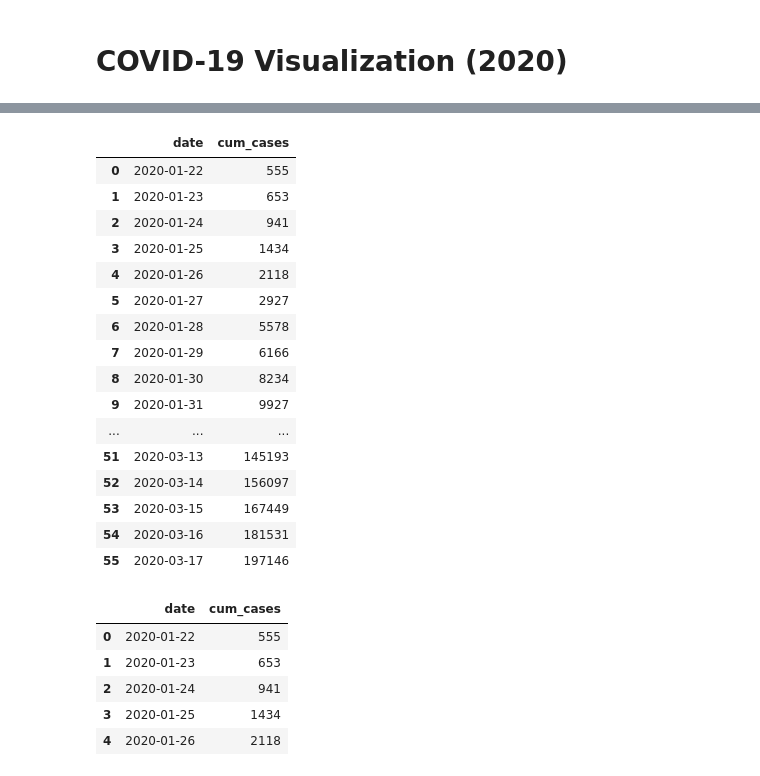
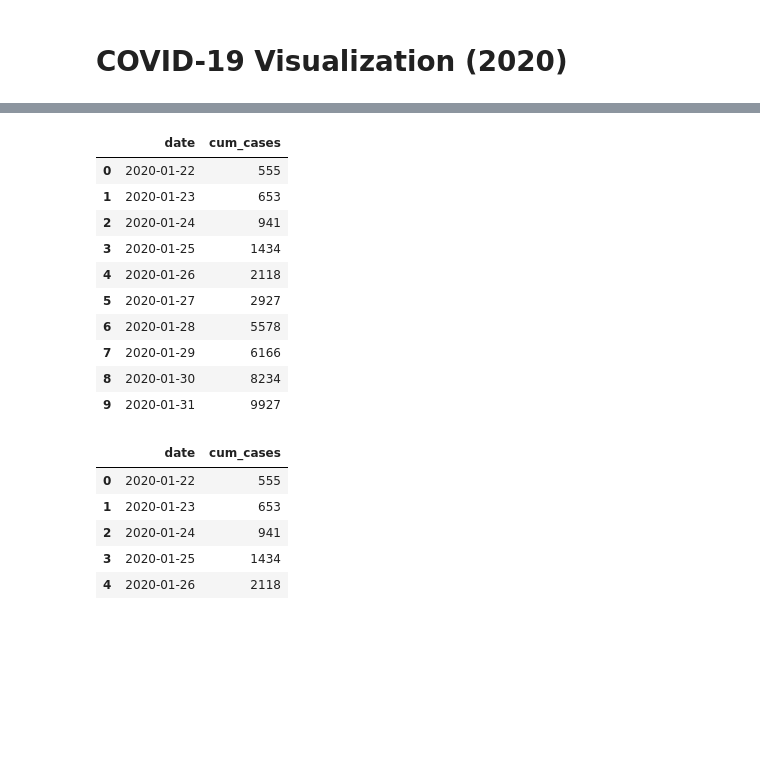
Before and after one commit to sushii2001/COVID-19_Visualization, a Jupyter notebook: covid-19_visualization.ipynb, the cells around one changed output, grey strips where cells are left out. Saved outputs shown, nothing was run; the diff lists cells and outputs as text; code cells hidden in the pictures; blank space fills up the shorter version.

Commit message:
Change see results to view head(10)

```diff
--- a/covid-19_visualization.ipynb
+++ b/covid-19_visualization.ipynb
@@ -23,33 +23,27 @@ Big thanks to organizations around the world, this notebook is only possible bec
 # %%
 # Import libraries required:
 import pandas as pd
 import numpy as np
 import matplotlib.pyplot as plt
 import seaborn as sns
 
 # Read datasets/confirmed_cases_worldwide.csv into confirmed_cases_worldwide
 confirmed_cases_worldwide = pd.read_csv("datasets/confirmed_cases_worldwide.csv")
 
-# See the result
-confirmed_cases_worldwide
+# View first 10 rows of result:
+confirmed_cases_worldwide.head(10)
 # %% [output]
 |  | date | cum_cases |
 | 0 | 2020-01-22 | 555 |
 | 1 | 2020-01-23 | 653 |
 | 2 | 2020-01-24 | 941 |
 | 3 | 2020-01-25 | 1434 |
 | 4 | 2020-01-26 | 2118 |
 | 5 | 2020-01-27 | 2927 |
 | 6 | 2020-01-28 | 5578 |
 | 7 | 2020-01-29 | 6166 |
 | 8 | 2020-01-30 | 8234 |
 | 9 | 2020-01-31 | 9927 |
-| ... | ... | ... |
-| 51 | 2020-03-13 | 145193 |
-| 52 | 2020-03-14 | 156097 |
-| 53 | 2020-03-15 | 167449 |
-| 54 | 2020-03-16 | 181531 |
-| 55 | 2020-03-17 | 197146 |
 # %%
 # Change date of dataset into pandas datetime:
 
```
